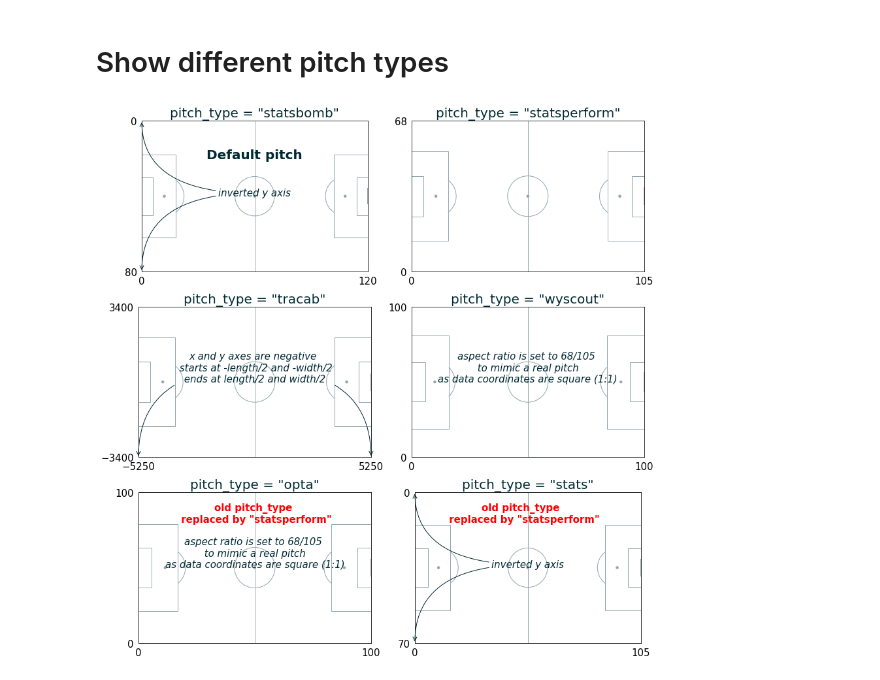
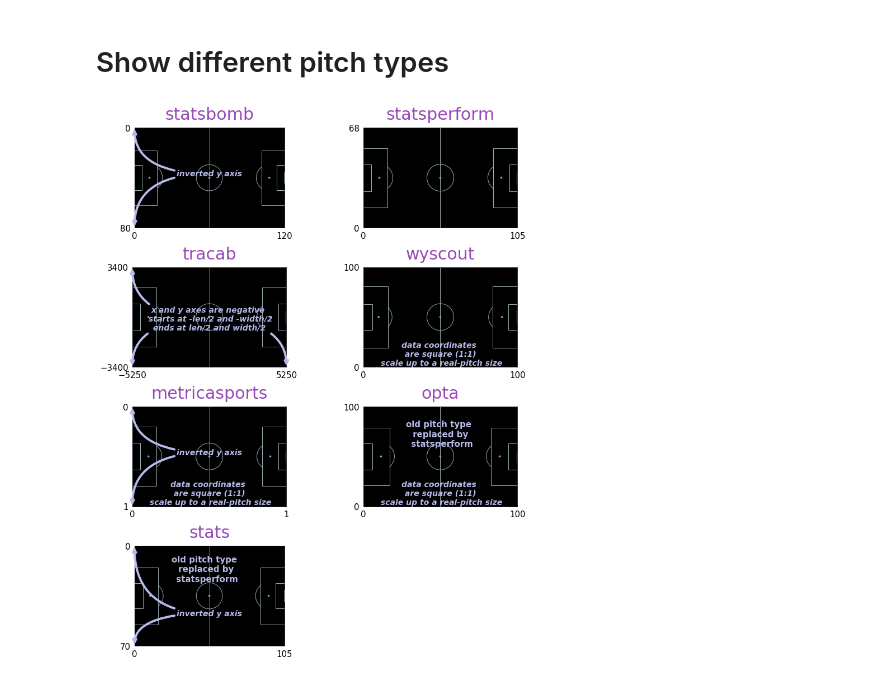
Before and after one commit to andrewRowlinson/mplsoccer, a Jupyter notebook: docs/01-Pitch.ipynb, the cells around one changed output. Saved outputs shown, nothing was run; the diff lists cells and outputs as text; code cells hidden in the pictures.

Commit message:
added support for metricasports pitches

```diff
--- a/docs/01-Pitch.ipynb
+++ b/docs/01-Pitch.ipynb
@@ -5,56 +5,62 @@ import os
 # %% [markdown]
 # Show different pitch types
 # %%
-fig, axes = plt.subplots(3,2,figsize=(12,12))
+fig, axes = plt.subplots(4,2,figsize=(12,14))
 axes = axes.ravel()
-pitch_kwargs = {'pitch_color': 'None', 'line_color': '#94A7AE', 'axis':True, 'label': True, 'pad_left': 0,
+pitch_kwargs = {'pitch_color': 'black', 'line_color': '#94A7AE', 'axis':True, 'label': True, 'pad_left': 0,
                 'pad_right': 0, 'pad_top': 0, 'pad_bottom': 0, 'linewidth': 1}
-pitch_types = ['statsbomb','statsperform','tracab','wyscout','opta','stats']
-fontcolor = '#002a33'
-arrowprops = {'arrowstyle': '->', 'connectionstyle': 'angle3,angleA=0,angleB=-90', 'color': fontcolor}
-font_kwargs = {'fontsize': 15, 'ha': 'center', 'fontstyle': 'italic', 'c': fontcolor}
+pitch_types = ['statsbomb','statsperform','tracab','wyscout','metricasports','opta','stats']
+fontcolor = '#b6b9ea'
+arrowprops = {'arrowstyle': '->', 'lw': 4,
+              'connectionstyle': 'angle3,angleA=0,angleB=-90', 'color': fontcolor}
+font_kwargs = {'fontsize': 14, 'ha': 'center', 'va': 'bottom', 'fontweight': 'bold',
+               'fontstyle': 'italic', 'c': fontcolor}
 for idx, pt in enumerate(pitch_types):
-    if pt == 'tracab':
+    if pt in ['tracab','metricasports']:
         pitch = Pitch(pitch_type=pt, pitch_length=105, pitch_width=68, **pitch_kwargs)
     else:
         pitch = Pitch(pitch_type=pt, **pitch_kwargs)
     pitch.draw(axes[idx])
     xmin, xmax, ymin, ymax = pitch.extent
     if pitch.aspect != 1:
-        text = ('aspect ratio is set to 68/105 \n to mimic a real pitch \n'
-                'as data coordinates are square (1:1)')
-        axes[idx].annotate(text, xy=(xmin,ymin), xytext=(0 + (xmax - xmin)/2, ymin + (ymax - ymin)/2),
+        text = ('data coordinates \n are square (1:1) \n scale up to a real-pitch size')
+        axes[idx].annotate(text, xy=(xmin,ymin), xytext=(0 + (xmax - xmin)/2, ymin),
                            **font_kwargs)
     axes[idx].xaxis.set_ticks([xmin,xmax])
     axes[idx].yaxis.set_ticks([ymin,ymax])
     axes[idx].tick_params(labelsize=15)
-    axes[idx].set_title(f'pitch_type = "{pt}"', fontsize=20, c=fontcolor)
-    if pt == 'statsbomb':
-        axes[idx].annotate('Default pitch',xy=(60,20),ha='center', fontsize=20, c=fontcolor, fontweight='bold')
+    axes[idx].set_title(pt, fontsize=30, c='#9749b9', pad=15)
     if pitch.invert_y:
         text = 'inverted y axis'
-        axes[idx].annotate(text, xy=(xmin,ymin), xytext=(0 + (xmax - xmin)/2, ymin + (ymax - ymin)/2),
+        if pt =='stats':
+            xytext = (0 + (xmax - xmin)/2, 50)
+        else:
+            xytext = (0 + (xmax - xmin)/2, ymin + (ymax - ymin)/2)
+        axes[idx].annotate(text, xy=(xmin,ymin), xytext=xytext,
                            arrowprops=arrowprops, **font_kwargs)
-        axes[idx].annotate(text, xy=(xmin,ymax), xytext=(0 + (xmax - xmin)/2, ymin + (ymax - ymin)/2),
+        axes[idx].annotate(text, xy=(xmin,ymax), xytext=xytext,
                            alpha=0, arrowprops=arrowprops, **font_kwargs)
 
     if xmin < 0:
-        text = ('x and y axes are negative \n starts at -length/2 and -width/2'
-               '\n ends at length/2 and width/2 ')
-        axes[idx].annotate(text, xy = (xmin,ymin), xytext = (0,0),
+        text = ('x and y axes are negative \n starts at -len/2 and -width/2'
+               '\n ends at len/2 and width/2 ')
+        axes[idx].annotate(text, xy = (xmin,ymin), xytext = (0,-1000),
                            arrowprops=arrowprops, **font_kwargs)
-        axes[idx].annotate(text,xy = (xmax,ymin), xytext = (0,0),
+        axes[idx].annotate(text,xy = (xmax,ymin), xytext = (0,-1000),
+                           alpha=0, arrowprops=arrowprops, **font_kwargs)
+        axes[idx].annotate(text,xy = (xmin,ymax), xytext = (0,-1000),
                            alpha=0, arrowprops=arrowprops, **font_kwargs)
     if pt in ['opta','stats']:
         if pt == 'opta':
-            xy = (50,80)
+            xy = (50,60)
         else:
-            xy = (50,14)
-        axes[idx].annotate('old pitch_type \n replaced by "statsperform"', c='red',
+            xy = (50,25)
+        axes[idx].annotate('old pitch type \n replaced by \n statsperform', c='#b6b9ea',
                            xy = xy,
                            fontsize = 15, horizontalalignment = 'center',
                            fontweight='bold')
+axes[-1].remove()
 fig.tight_layout()
 fig.savefig(os.path.join('figures','README_pitch_type.png'))
 # %% [output]
-[figure, old version]
+[figure, new version]
```
Also changed, not shown: 3 other files.
